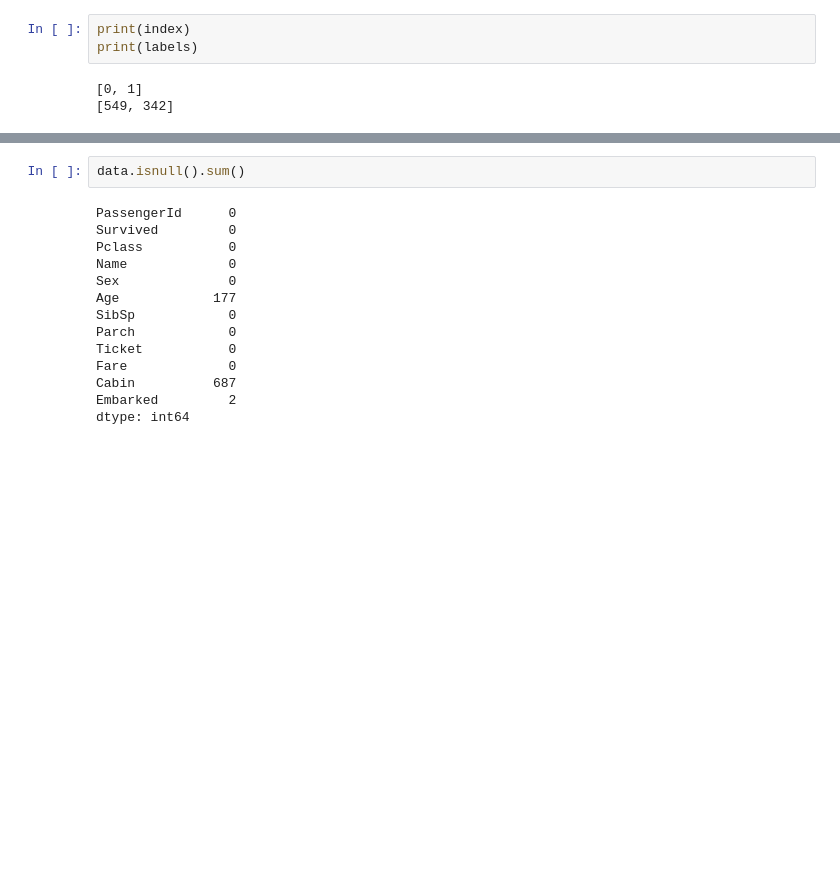
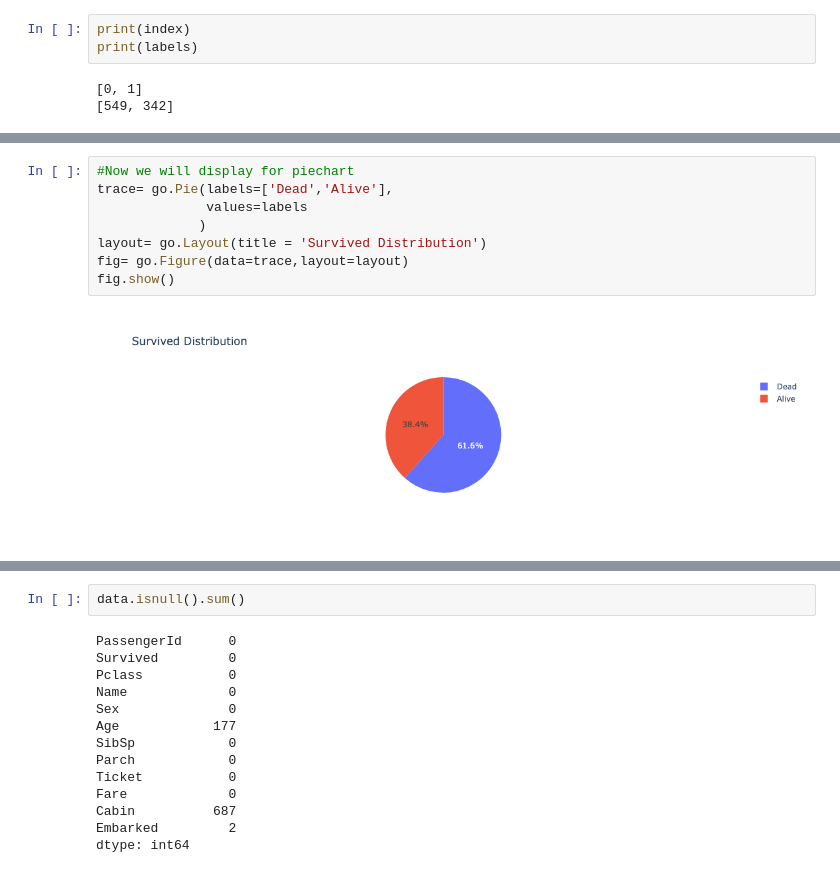
Before and after one commit to hitesris/EDA_CaseStudy, a Jupyter notebook: EDA_CaseStudy.ipynb, the cells around one changed output, grey strips where cells are left out. Cells and saved outputs as stored; diff of their text form; blank space fills up the shorter version.

```diff
--- a/EDA_CaseStudy.ipynb
+++ b/EDA_CaseStudy.ipynb
@@ -268,3 +268,13 @@ fig.show()
+# %%
+#Now we will display for piechart
+trace= go.Pie(labels=['Dead','Alive'],
+              values=labels
+             )
+layout= go.Layout(title = 'Survived Distribution')
+fig= go.Figure(data=trace,layout=layout)
+fig.show()
+# %% [output]
+[figure, added]
 # %%
 #Box plot and Scatter plot
 trace = go.Box(x= data['Pclass'],
```
Also changed, not shown: parts of 10 cells of this notebook, 1 other file.
